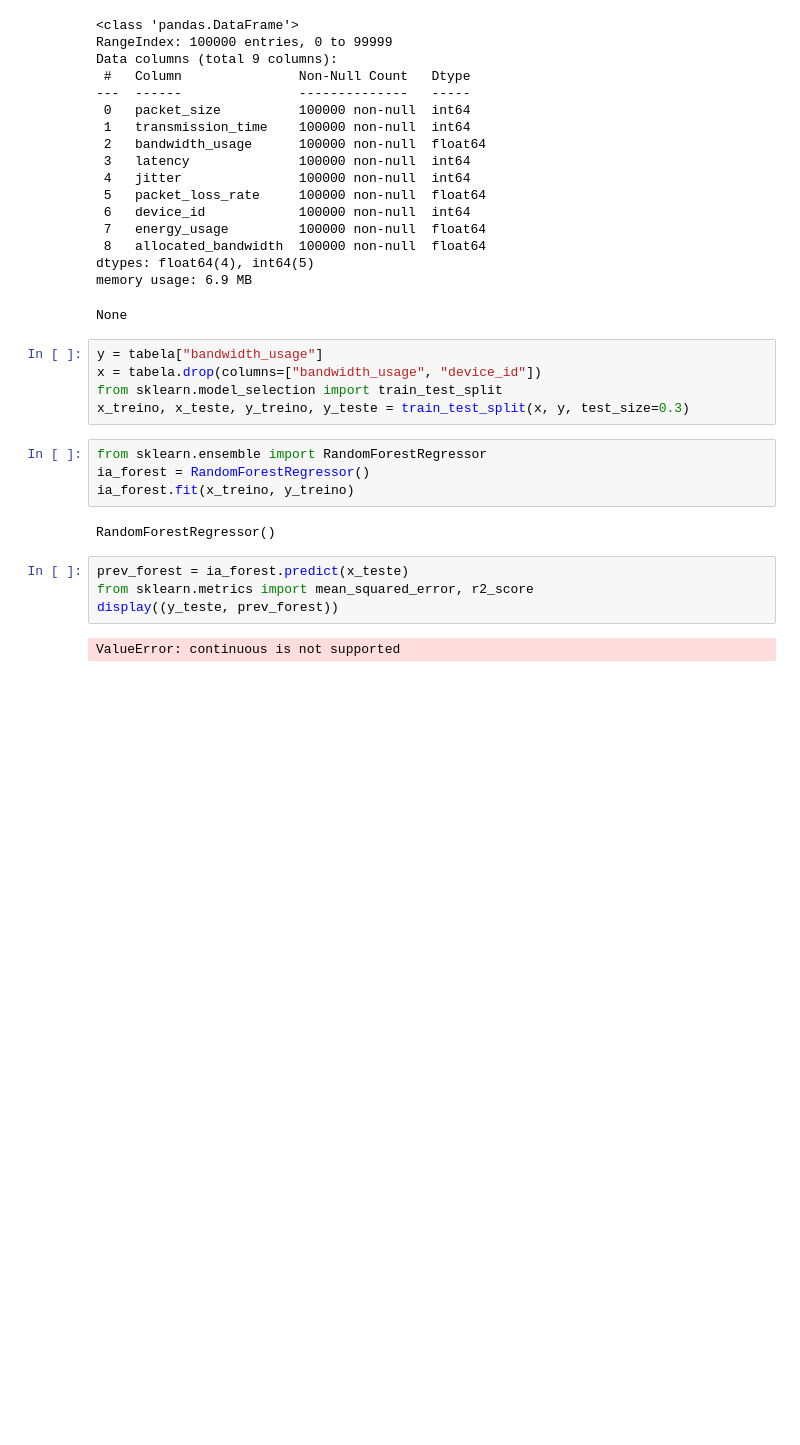
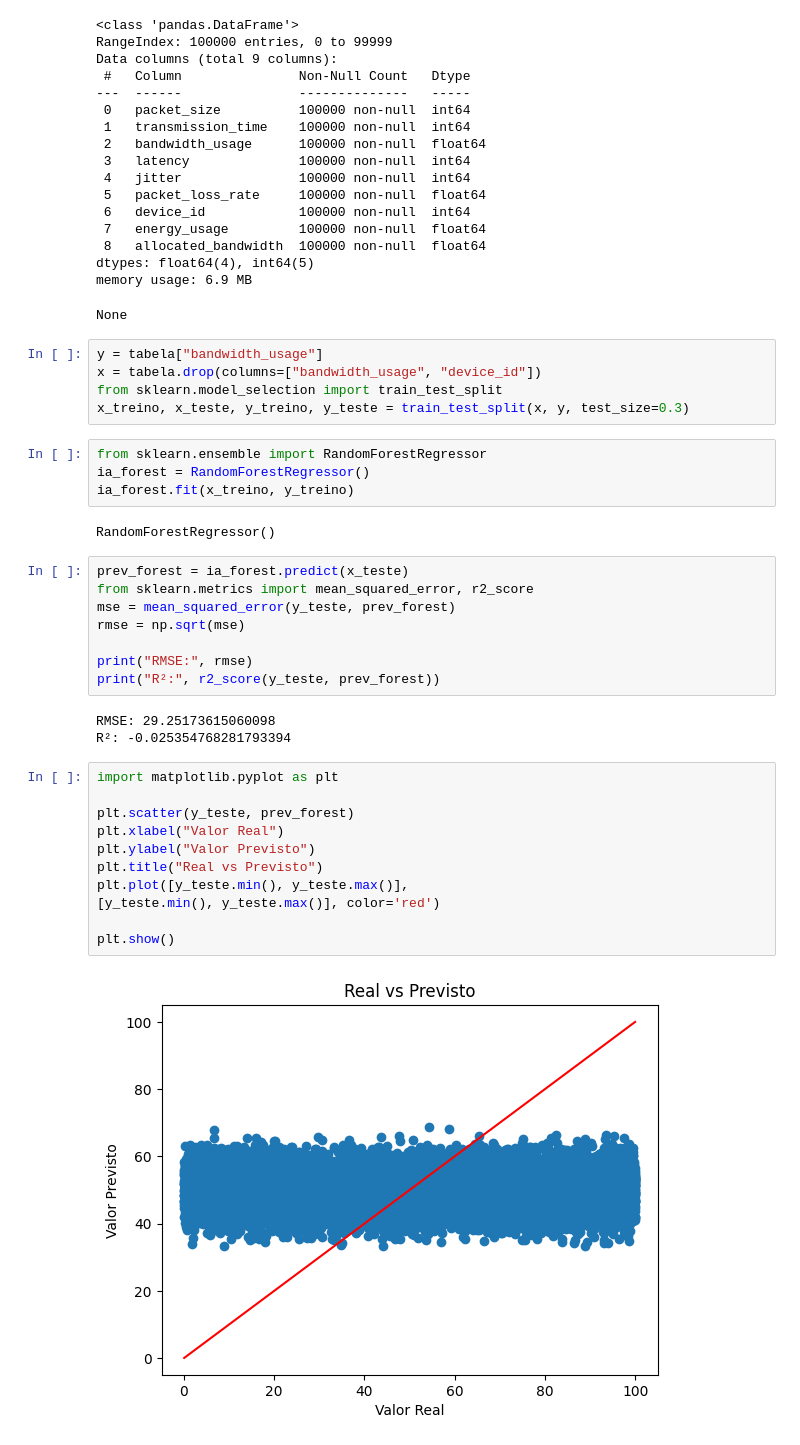
Before and after one commit to JB-2612/desafio.clara, a Jupyter notebook: desafio.ipynb, the cells around one changed output. Saved outputs shown, nothing was run; the diff lists cells and outputs as text; blank space fills up the shorter version.

```diff
--- a/desafio.ipynb
+++ b/desafio.ipynb
@@ -104,6 +104,24 @@ RandomForestRegressor()
 # %%
 prev_forest = ia_forest.predict(x_teste)
 from sklearn.metrics import mean_squared_error, r2_score
-display((y_teste, prev_forest))
+mse = mean_squared_error(y_teste, prev_forest)
+rmse = np.sqrt(mse)
+
+print("RMSE:", rmse)
+print("R²:", r2_score(y_teste, prev_forest))
 # %% [output]
-ValueError: continuous is not supported
+RMSE: 29.25173615060098
+R²: -0.025354768281793394
+# %%
+import matplotlib.pyplot as plt
+
+plt.scatter(y_teste, prev_forest)
+plt.xlabel("Valor Real")
+plt.ylabel("Valor Previsto")
+plt.title("Real vs Previsto")
+plt.plot([y_teste.min(), y_teste.max()],
+[y_teste.min(), y_teste.max()], color='red')
+
+plt.show()
+# %% [output]
+[figure, added]
```
